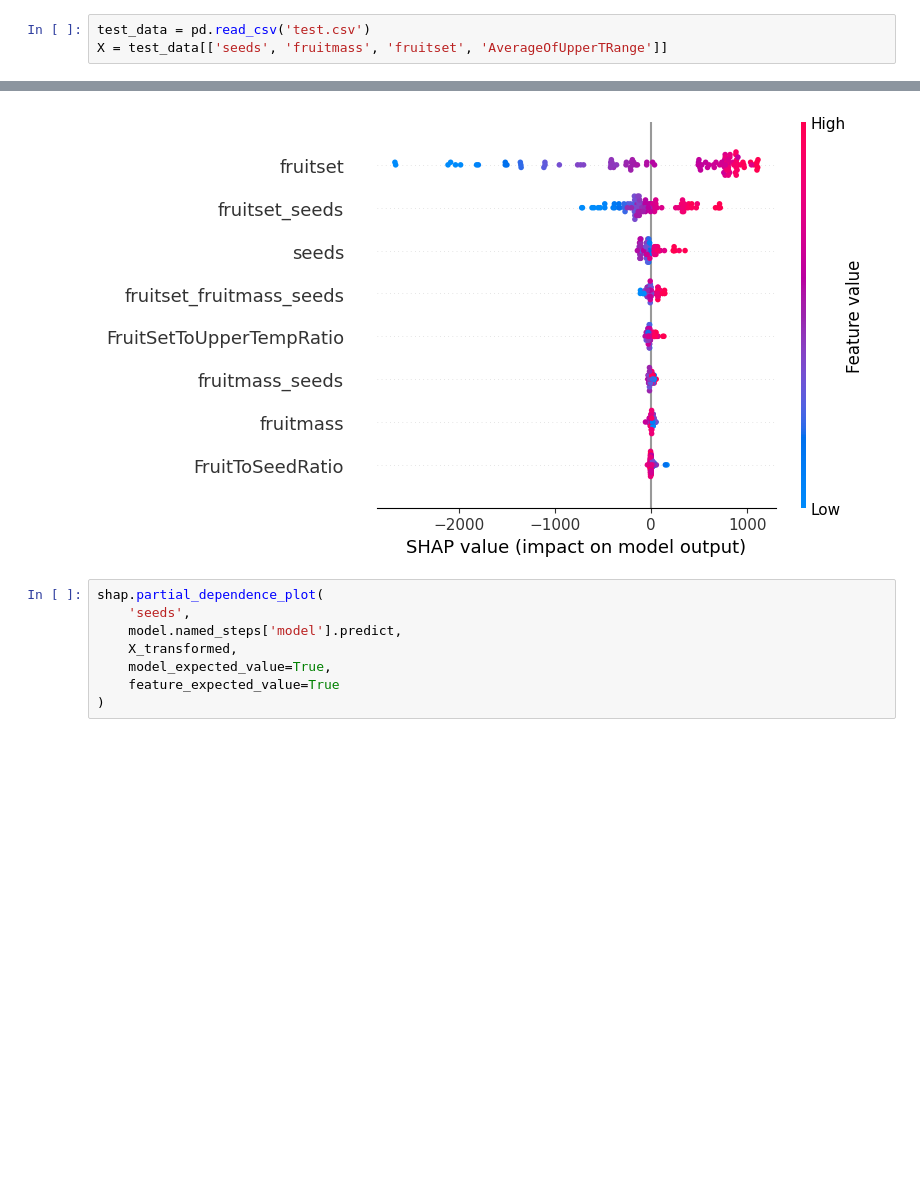
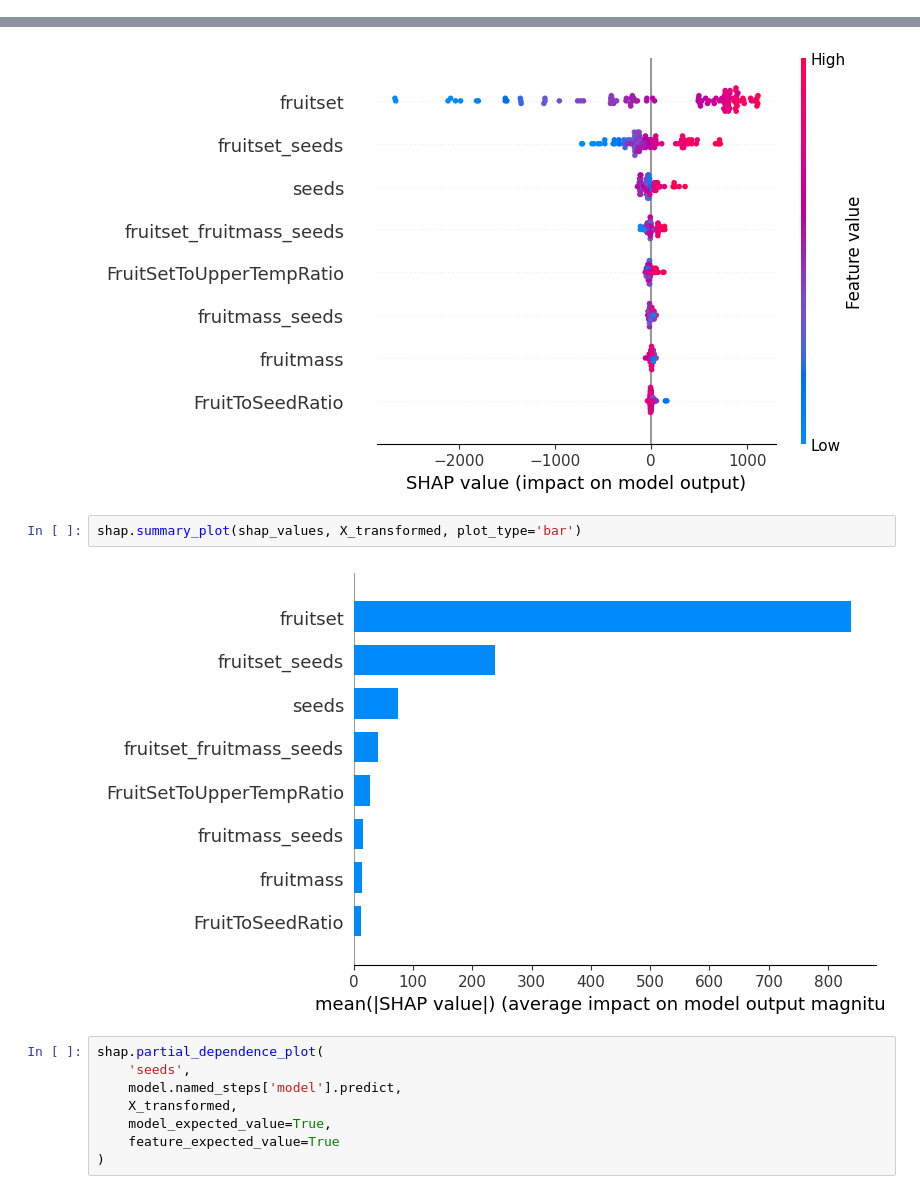
Before and after one commit to UznetDev/M5-H2-Regression-Competition, a Jupyter notebook: notebooks/model_explain.ipynb, the cells around one changed output, grey strips where cells are left out. Drawn from its saved outputs; the diff is of its cells as text; blank space fills up the shorter version.

```diff
--- a/notebooks/model_explain.ipynb
+++ b/notebooks/model_explain.ipynb
@@ -15,6 +21,3 @@ from sklearn.base import BaseEstimator, TransformerMixin
 # %%
 with open('model.pkl', 'rb') as f:
     model = pickle.load(f)
-# %%
-test_data = pd.read_csv('test.csv')
-X = test_data[['seeds', 'fruitmass', 'fruitset', 'AverageOfUpperTRange']]
@@ -53,6 +104,10 @@ shap_values = explainer.shap_values(X_transformed)
 shap.summary_plot(shap_values, X_transformed)
 # %% [output]
 [figure]
+# %%
+shap.summary_plot(shap_values, X_transformed, plot_type='bar')
+# %% [output]
+[figure, added]
 # %%
 shap.partial_dependence_plot(
     'seeds',
```
Also changed, not shown: parts of 14 cells of this notebook.
